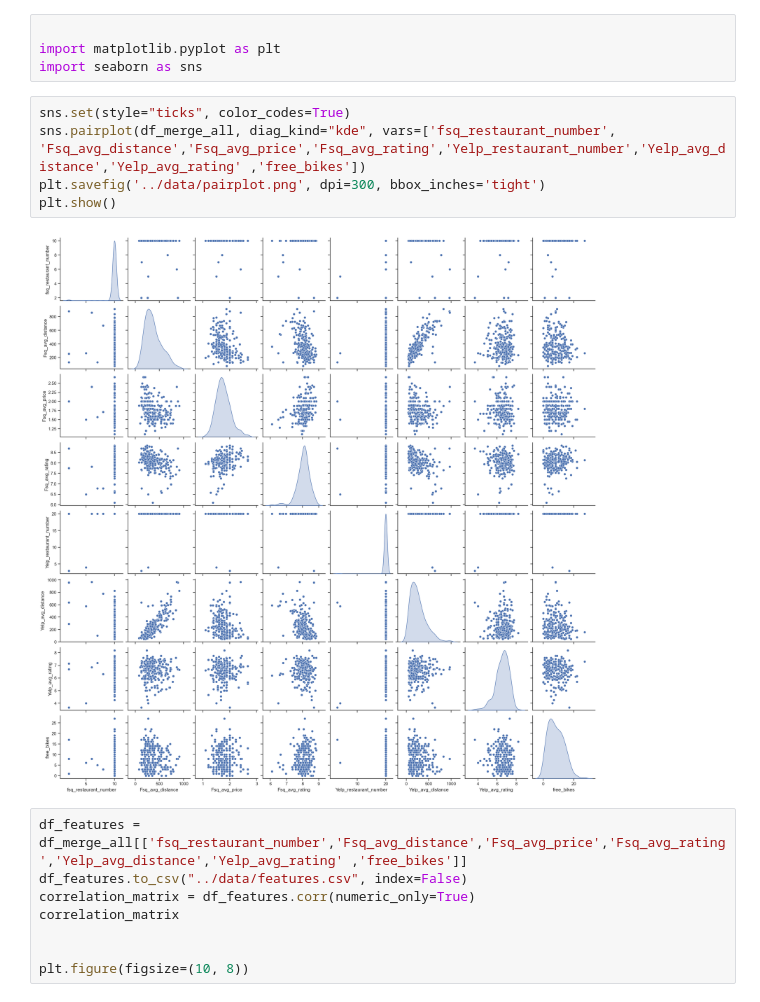
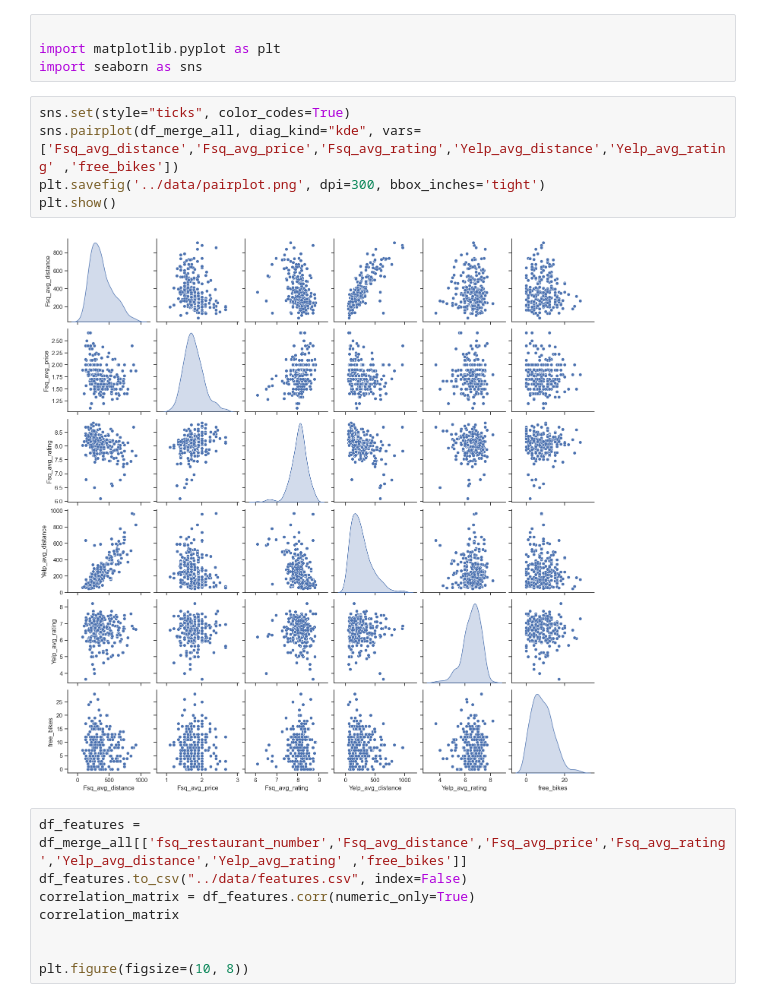
Before and after one commit to ajayeoba/LHL_Statistical-Modelling-Project, a Jupyter notebook: notebooks/joining_data.ipynb, the cells around one changed output. Saved outputs shown, nothing was run; the diff lists cells and outputs as text.

```diff
--- a/notebooks/joining_data.ipynb
+++ b/notebooks/joining_data.ipynb
@@ -33,11 +33,11 @@ import matplotlib.pyplot as plt
 import seaborn as sns
 # %%
 sns.set(style="ticks", color_codes=True)
-sns.pairplot(df_merge_all, diag_kind="kde", vars=['fsq_restaurant_number', 'Fsq_avg_distance','Fsq_avg_price','Fsq_avg_rating','Yelp_restaurant_number','Yelp_avg_distance','Yelp_avg_rating' ,'free_bikes'])
+sns.pairplot(df_merge_all, diag_kind="kde", vars=['Fsq_avg_distance','Fsq_avg_price','Fsq_avg_rating','Yelp_avg_distance','Yelp_avg_rating' ,'free_bikes'])
 plt.savefig('../data/pairplot.png', dpi=300, bbox_inches='tight')
 plt.show()
 # %% [output]
-[figure, old version]
+[figure, new version]
 # %%
 df_features = df_merge_all[['fsq_restaurant_number','Fsq_avg_distance','Fsq_avg_price','Fsq_avg_rating','Yelp_avg_distance','Yelp_avg_rating' ,'free_bikes']]
 df_features.to_csv("../data/features.csv", index=False)
```
Also changed, not shown: parts of 3 cells of this notebook, 6 other files.
